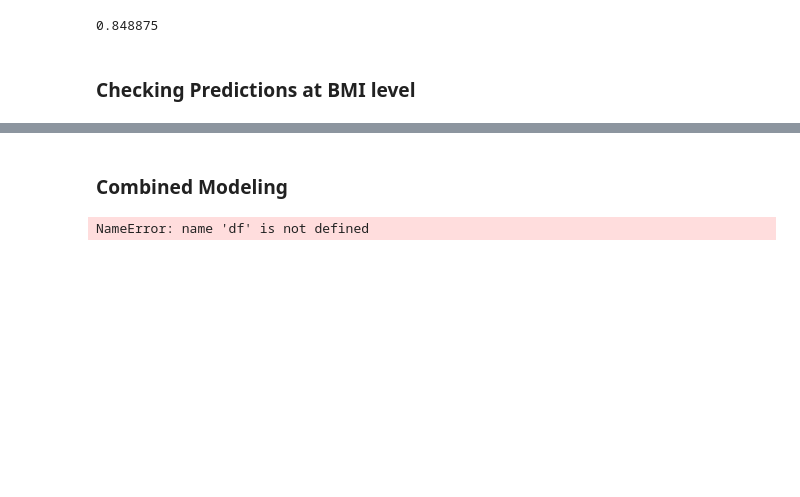
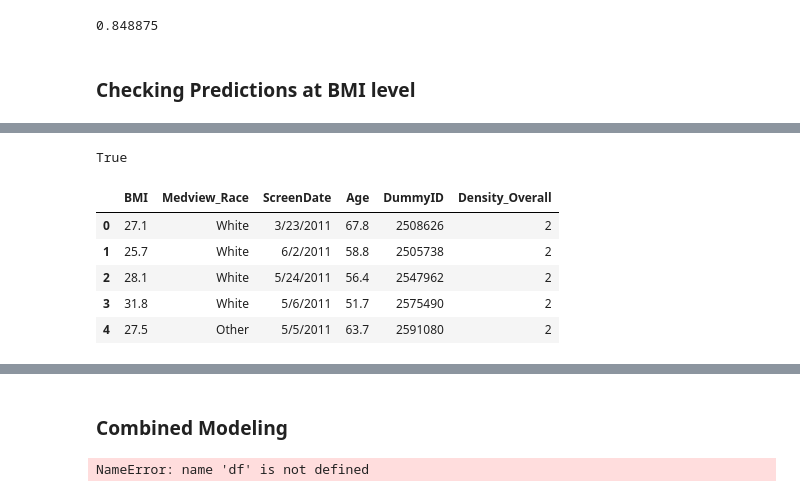
Before and after one commit to rsk2327/CBIG, a Jupyter notebook: RaceClassification/Testing.ipynb, the cells around one changed output, grey strips where cells are left out. Drawn from its saved outputs; the diff is of its cells as text; code cells hidden in the pictures; blank space fills up the shorter version.

```diff
--- a/RaceClassification/Testing.ipynb
+++ b/RaceClassification/Testing.ipynb
@@ -157,0 +302,13 @@ predDf['DummyID'] = predDf.imageName.apply(lambda x : int(x.split("_")[0]))
+# %%
+4998138 in df1.DummyID.values
+# %% [output]
+True
+# %%
+df1.head()
+# %% [output]
+|  | BMI | Medview_Race | ScreenDate | Age | DummyID | Density_Overall |
+| 0 | 27.1 | White | 3/23/2011 | 67.8 | 2508626 | 2 |
+| 1 | 25.7 | White | 6/2/2011 | 58.8 | 2505738 | 2 |
+| 2 | 28.1 | White | 5/24/2011 | 56.4 | 2547962 | 2 |
+| 3 | 31.8 | White | 5/6/2011 | 51.7 | 2575490 | 2 |
+| 4 | 27.5 | Other | 5/5/2011 | 63.7 | 2591080 | 2 |
```
Also changed, not shown: parts of 34 cells of this notebook, 2 other files.
